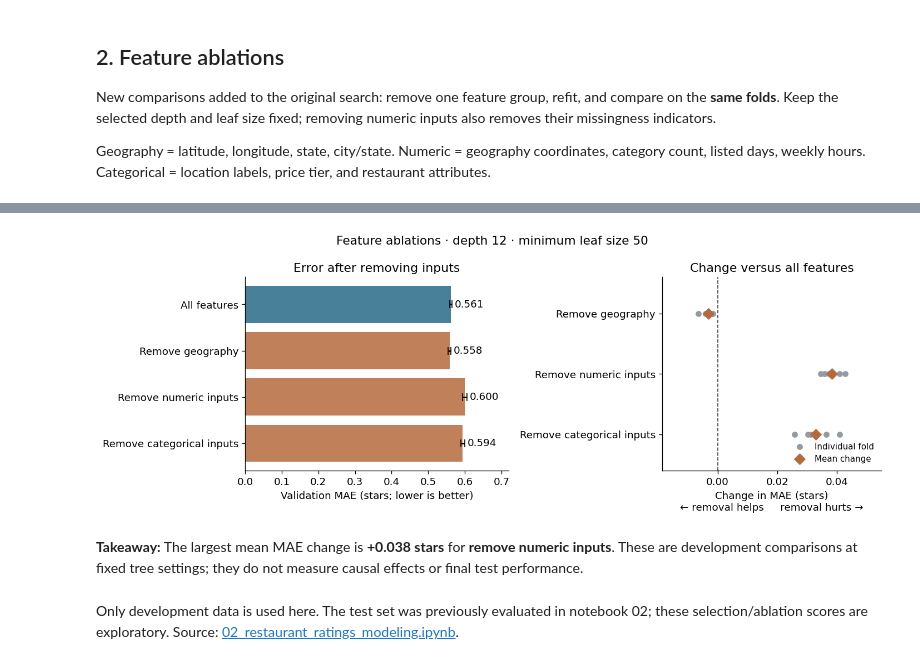
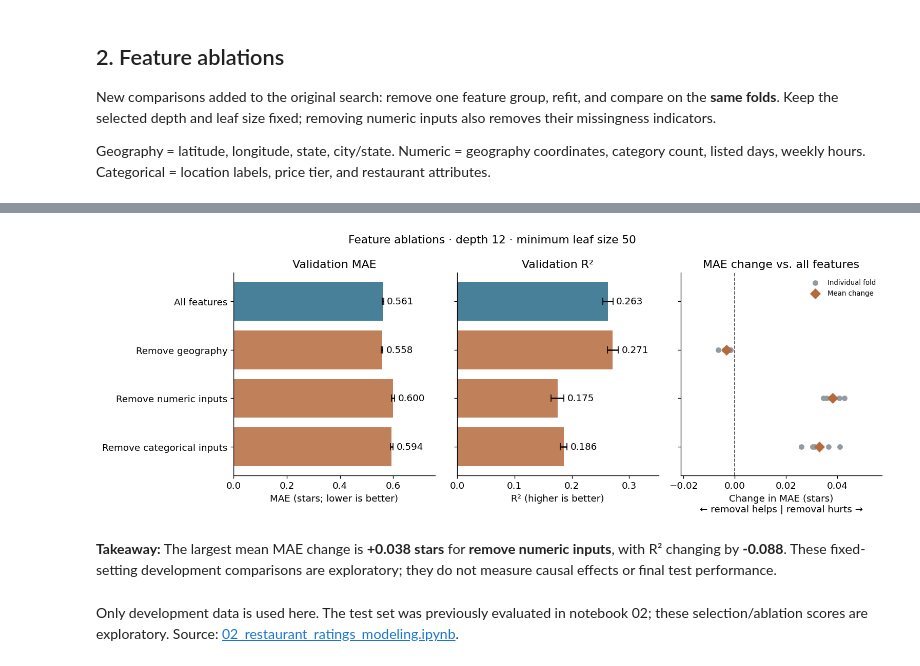
Before and after one commit to JohnSchro/yelp_data_analysis, a Jupyter notebook: notebooks/05_decision_tree_search.ipynb, the cells around one changed output, grey strips where cells are left out. Drawn from its saved outputs; the diff is of its cells as text; code cells hidden in the pictures.

```diff
--- a/notebooks/05_decision_tree_search.ipynb
+++ b/notebooks/05_decision_tree_search.ipynb
@@ -63,6 +65,11 @@ def tree_pipeline(numeric, categorical):
 
 def neg_mae(model, inputs, actual):
     return -mean_absolute_error(actual, np.clip(model.predict(inputs), 1, 5))
+
+def r2_clipped(model, inputs, actual):
+    return r2_score(actual, np.clip(model.predict(inputs), 1, 5))
+
+scoring = {"mae": neg_mae, "r2": r2_clipped}
 # %% [markdown]
 ## 1. Grid search
 Original grid: **max depth = 4, 8, 12**; minimum leaf size = **50**. Select the lowest mean validation MAE.
@@ -123,13 +146,23 @@ variants = {
     "Remove categorical inputs": (NUM, []),
 }
 scores = {"All features": full_scores}
+r2_scores = {"All features": full_r2}
 with threadpool_limits(limits=2):
     for label, (numeric, categorical) in variants.items():
-        model = tree_pipeline(numeric, categorical).set_params(**search.best_params_)
-        scores[label] = -cross_val_score(model, X, y, cv=folds, scoring=neg_mae, n_jobs=1)
+        model = tree_pipeline(numeric, categorical).set_params(**best_params)
+        result = cross_validate(model, X, y, cv=folds, scoring=scoring, n_jobs=1,
+                                error_score="raise")
+        scores[label] = -result["test_mae"]
+        r2_scores[label] = result["test_r2"]
 
 scores = pd.DataFrame(scores, index=range(1, 6))
 scores.index.name = "fold"
 means = scores.mean()
 deltas = scores.drop(columns="All features").sub(scores["All features"], axis=0)
 assert scores.shape == (5, 4) and np.isfinite(scores.to_numpy()).all()
+r2_scores = pd.DataFrame(r2_scores, index=scores.index)
+r2_means = r2_scores.mean()
+assert r2_scores.shape == (5, 4) and np.isfinite(r2_scores.to_numpy()).all()
+display(pd.DataFrame({"CV MAE": means, "CV R²": r2_means,
+                      "Δ MAE": means - means["All features"],
+                      "Δ R²": r2_means - r2_means["All features"]}).round(4))
@@ -136,38 +175,47 @@ assert scores.shape == (5, 4) and np.isfinite(scores.to_numpy()).all()
 # %%
-fig, axes = plt.subplots(1, 2, figsize=(12, 4.4), gridspec_kw={"width_ratios": [1.2, 1]})
+fig, axes = plt.subplots(1, 3, figsize=(13, 4.8), sharey=True)
 positions = np.arange(len(means))
-axes[0].barh(positions, means, color=[BLUE, ORANGE, ORANGE, ORANGE], alpha=.85,
-             xerr=scores.std(), capsize=4)
-for i, value in enumerate(means):
-    axes[0].text(value + scores.std().iloc[i] + .008, i, f"{value:.3f}", va="center")
-axes[0].set(yticks=positions, yticklabels=means.index, xlim=(0, means.max() * 1.2),
-            xlabel="Validation MAE (stars; lower is better)", title="Error after removing inputs")
+colors = [BLUE, ORANGE, ORANGE, ORANGE]
+for ax, values, sd, xlabel, title in [
+    (axes[0], means, scores.std(), "MAE (stars; lower is better)", "Validation MAE"),
+    (axes[1], r2_means, r2_scores.std(), "R² (higher is better)", "Validation R²"),
+]:
+    ax.barh(positions, values, color=colors, alpha=.85, xerr=sd, capsize=4)
+    lower = min(0, (values - sd).min())
+    upper = max(0, (values + sd).max())
+    span = max(upper - lower, .01)
+    for i, value in enumerate(values):
+        ax.text(value + sd.iloc[i] + .02 * span, i, f"{value:.3f}", va="center")
+    ax.set(xlim=(lower - (.05 * span if lower < 0 else 0), upper + .25 * span),
+           xlabel=xlabel, title=title)
+    ax.axvline(0, color="#444444", linewidth=.8)
+axes[0].set(yticks=positions, yticklabels=means.index)
 axes[0].invert_yaxis()
 
-for i, label in enumerate(deltas.columns):
-    axes[1].scatter(deltas[label], np.full(5, i), color="#939BA2", s=30,
-                    label="Individual fold" if i == 0 else None)
-axes[1].scatter(deltas.mean(), range(3), color=ORANGE, marker="D", s=65,
+for i, label in enumerate(deltas.columns, start=1):
+    axes[2].scatter(deltas[label], np.full(5, i), color="#939BA2", s=30,
+                    label="Individual fold" if i == 1 else None)
+axes[2].scatter(deltas.mean(), range(1, 4), color=ORANGE, marker="D", s=65,
                 zorder=3, label="Mean change")
-axes[1].axvline(0, color="#444444", linestyle="--", linewidth=1)
-axes[1].set(yticks=range(3), yticklabels=deltas.columns,
-            xlabel="Change in MAE (stars)\n← removal helps     removal hurts →",
-            title="Change versus all features")
-axes[1].invert_yaxis()
-axes[1].margins(x=.25, y=.3)
-axes[1].legend(frameon=False, fontsize=9, loc="lower right")
+axes[2].axvline(0, color="#444444", linestyle="--", linewidth=1)
+axes[2].set(xlabel="Change in MAE (stars)\n← removal helps | removal hurts →",
+            title="MAE change vs. all features")
+axes[2].margins(x=.3)
+axes[2].legend(frameon=False, fontsize=8, loc="upper right")
 fig.suptitle(f"Feature ablations · depth {best_depth} · minimum leaf size 50", fontsize=13)
 fig.tight_layout()
 plt.show()
 plt.close(fig)
 
 largest = deltas.mean().idxmax()
 change = deltas.mean()[largest]
+r2_change = r2_means[largest] - r2_means["All features"]
 display(Markdown(f"**Takeaway:** The largest mean MAE change is **{change:+.3f} stars** "
-                 f"for **{largest.lower()}**. These are development comparisons at fixed tree "
-                 "settings; they do not measure causal effects or final test performance."))
+                 f"for **{largest.lower()}**, with R² changing by **{r2_change:+.3f}**. "
+                 "These fixed-setting development comparisons are exploratory; "
+                 "they do not measure causal effects or final test performance."))
 # %% [output]
-[figure, old version]
+[figure, new version]
-**Takeaway:** The largest mean MAE change is **+0.038 stars** for **remove numeric inputs**. These are development comparisons at fixed tree settings; they do not measure causal effects or final test performance.
+**Takeaway:** The largest mean MAE change is **+0.038 stars** for **remove numeric inputs**, with R² changing by **-0.088**. These fixed-setting development comparisons are exploratory; they do not measure causal effects or final test performance.
 # %% [markdown]
 Only development data is used here. The test set was previously evaluated in notebook 02; these selection/ablation scores are exploratory. Source: [02_restaurant_ratings_modeling.ipynb](02_restaurant_ratings_modeling.ipynb).
```
Also changed, not shown: parts of 5 cells of this notebook.
